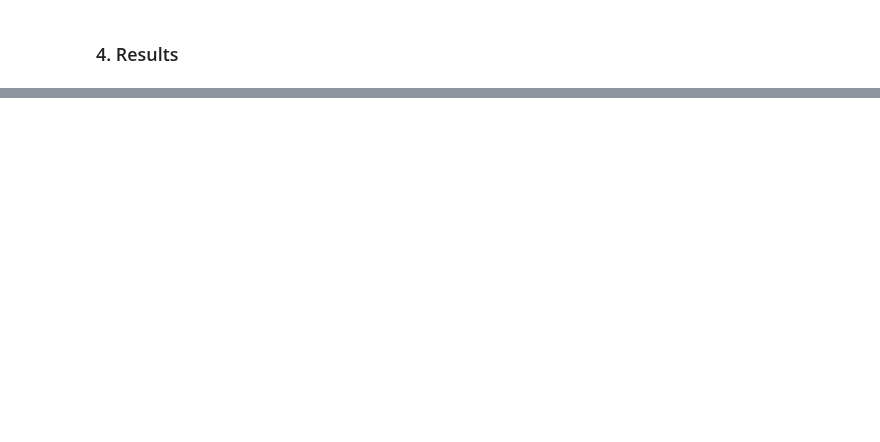
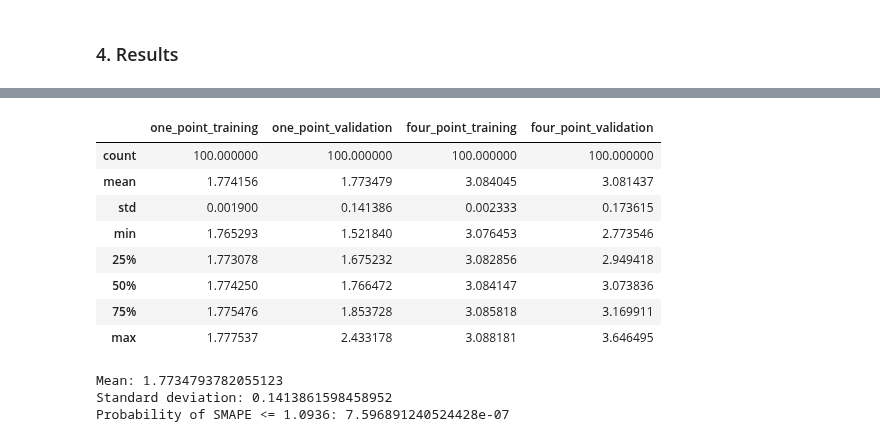
Before and after one commit to gperdrizet/kaggle_microbusiness, a Jupyter notebook: notebooks/08-crossvalidation_benchmark_naive_model.ipynb, the cells around one changed output, grey strips where cells are left out. Saved outputs shown, nothing was run; the diff lists cells and outputs as text; code cells hidden in the pictures; blank space fills up the shorter version.

```diff
--- a/notebooks/08-crossvalidation_benchmark_naive_model.ipynb
+++ b/notebooks/08-crossvalidation_benchmark_naive_model.ipynb
@@ -203,0 +239,30 @@ Anyway that's the first pass at it complete.
+# %%
+smape_scores = {
+    'one_point_training': [],
+    'one_point_validation': [],
+    'four_point_training': [],
+    'four_point_validation': []
+}
+
+for i in range(100):
+
+    training_sample, validation_sample = sample_parsed_data(
+        parsed_data,
+        0.98675 # Note: calculated fraction that will give a
+                # validation set ~num counties by hand here
+    )
+
+    one_point_training_smape, four_point_training_smape = naive_model_smape_score(training_sample)
+    one_point_validation_smape, four_point_validation_smape = naive_model_smape_score(validation_sample)
+
+    smape_scores['one_point_training'].append(one_point_training_smape)
+    smape_scores['one_point_validation'].append(one_point_validation_smape)
+    smape_scores['four_point_training'].append(four_point_training_smape)
+    smape_scores['four_point_validation'].append(four_point_validation_smape)
+
+    print(f'Fold {i} SMAPE scores:')
+    print(f'\tOne point training: {one_point_training_smape}')
+    print(f'\tOne point validation: {one_point_validation_smape}')
+    print(f'\tFour point training: {four_point_training_smape}')
+    print(f'\tFour point validation: {four_point_validation_smape}')
+    print()
@@ -203,0 +287,26 @@ Anyway that's the first pass at it complete.
+# %%
+smape_scores_df = pd.DataFrame(smape_scores)
+smape_scores_df.describe()
+# %% [output]
+|  | one_point_training | one_point_validation | four_point_training | four_point_validation |
+| count | 100.000000 | 100.000000 | 100.000000 | 100.000000 |
+| mean | 1.774156 | 1.773479 | 3.084045 | 3.081437 |
+| std | 0.001900 | 0.141386 | 0.002333 | 0.173615 |
+| min | 1.765293 | 1.521840 | 3.076453 | 2.773546 |
+| 25% | 1.773078 | 1.675232 | 3.082856 | 2.949418 |
+| 50% | 1.774250 | 1.766472 | 3.084147 | 3.073836 |
+| 75% | 1.775476 | 1.853728 | 3.085818 | 3.169911 |
+| max | 1.777537 | 2.433178 | 3.088181 | 3.646495 |
+# %%
+one_point_validation_mean = smape_scores_df['one_point_validation'].describe()['mean']
+one_point_validation_std = smape_scores_df['one_point_validation'].describe()['std']
+
+print(f'Mean: {one_point_validation_mean}')
+print(f'Standard deviation: {one_point_validation_std}')
+
+leaderboard_score_probability = NormalDist(mu=one_point_validation_mean, sigma=one_point_validation_std).cdf(1.0936)
+print(f'Probability of SMAPE <= 1.0936: {leaderboard_score_probability}')
+# %% [output]
+Mean: 1.7734793782055123
+Standard deviation: 0.1413861598458952
+Probability of SMAPE <= 1.0936: 7.596891240524428e-07
```
Also changed, not shown: parts of 14 cells of this notebook.
